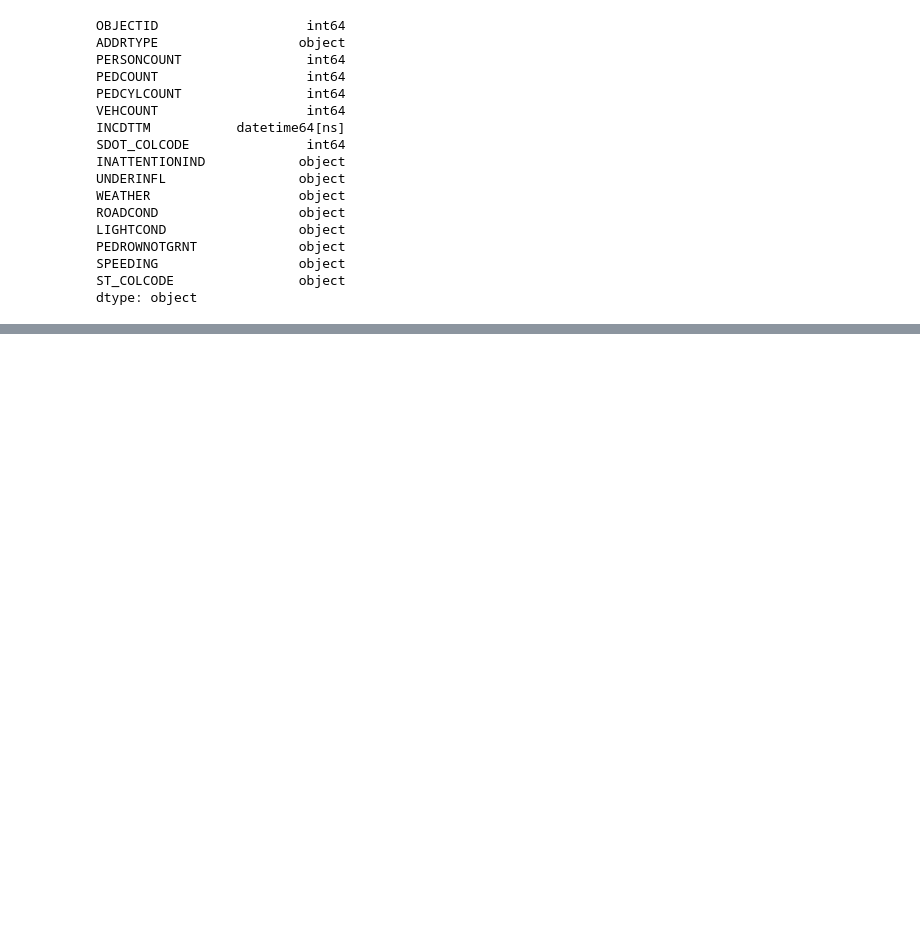
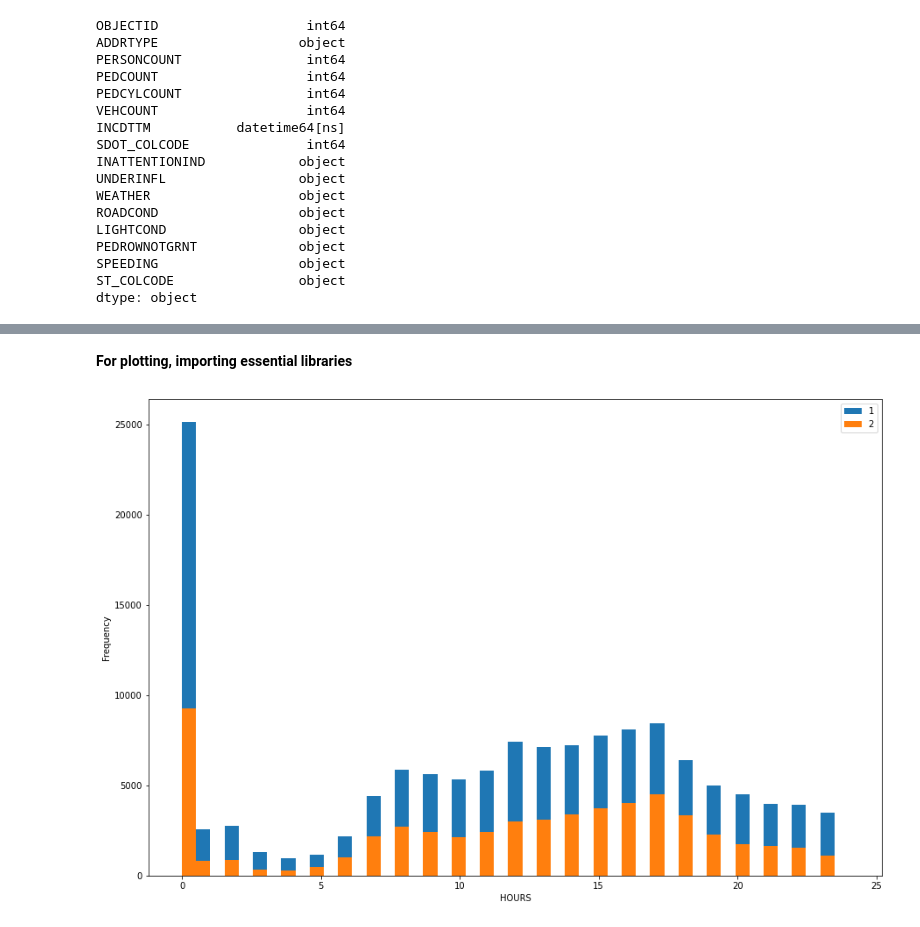
Before and after one commit to vinitdeswal/Coursera_Capstone, a Jupyter notebook: SEATTLE Road Collisions.ipynb, the cells around one changed output, grey strips where cells are left out. Cells and saved outputs as stored; diff of their text form; code cells hidden in the pictures; blank space fills up the shorter version.

```diff
--- a/SEATTLE Road Collisions.ipynb
+++ b/SEATTLE Road Collisions.ipynb
@@ -324,3 +341,5 @@ df_pred['ST_COLCODE']=df_pred['ST_COLCODE'].astype(dtype='int64')
+# %%
+df_pred['SEVERITYCODE'] = df['SEVERITYCODE'].copy(deep=True)
 # %%
 df_pred.dtypes
 # %% [output]
@@ -345,0 +366,5 @@ data visualisation
+# %%
+df_pred['DAYOFWEEK'] = df_pred['INCDTTM'].dt.dayofweek
+df_pred['MONTH'] = df_pred['INCDTTM'].dt.month
+df_pred['HOUR'] = df_pred['INCDTTM'].dt.hour
+df_pred.head()
@@ -345,0 +410,2 @@ data visualisation
+# %% [markdown]
+**For plotting, importing essential libraries**
@@ -345,0 +415,7 @@ data visualisation
+# %%
+df_pred.groupby('SEVERITYCODE')['HOUR'].plot(kind='hist',bins=np.linspace(0,24,48), figsize=(15,10),
+                                            legend=True)
+plt.xlabel("HOURS")
+plt.show()
+# %% [output]
+[figure, added]
```
Also changed, not shown: parts of 63 cells of this notebook.
